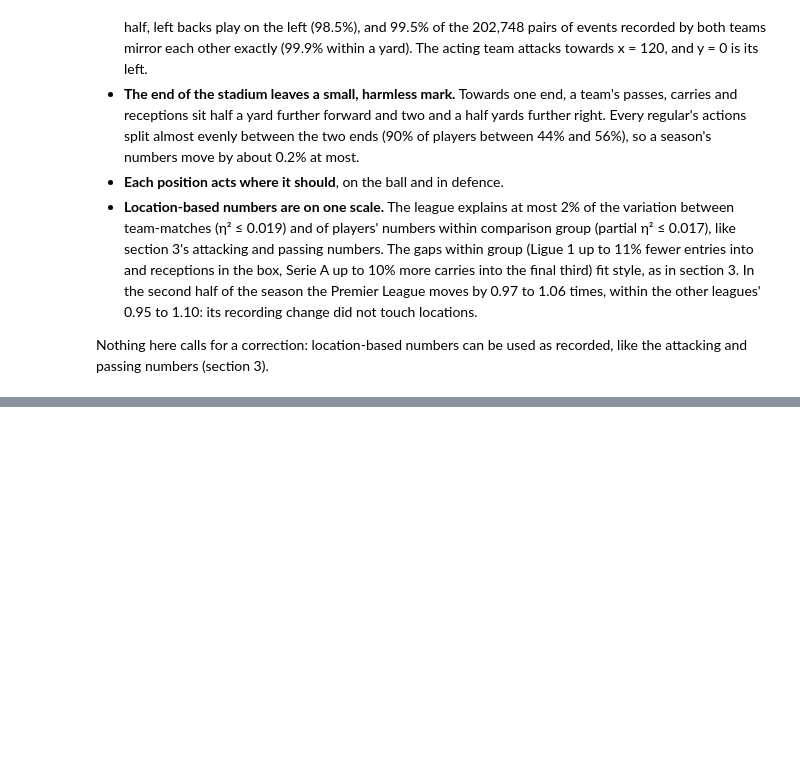
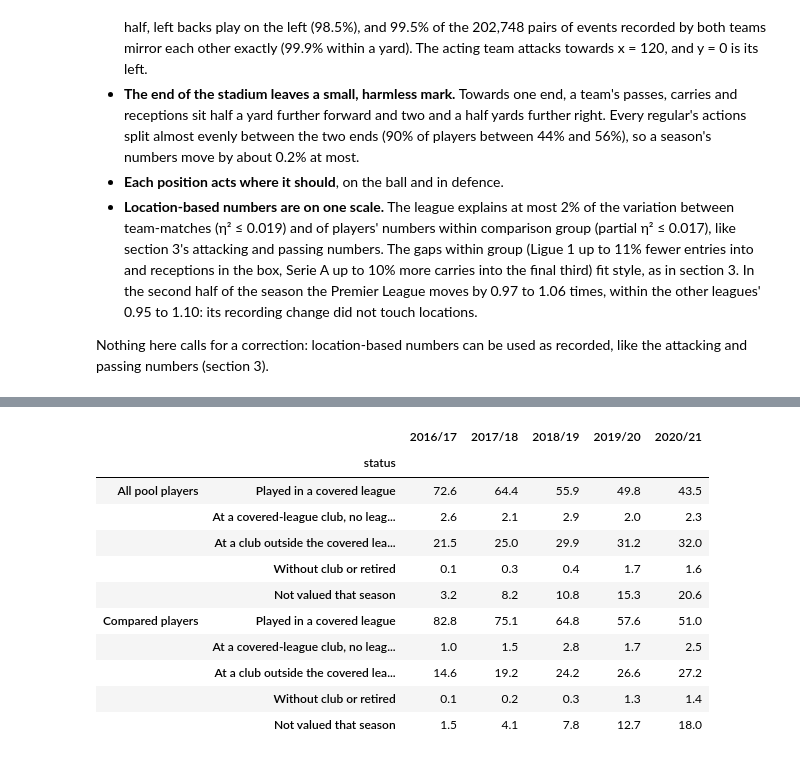
Before and after one commit to Fabiohhp/football-scouting, a Jupyter notebook: notebooks/01_data_exploration.ipynb, the cells around one changed output, grey strips where cells are left out. Saved outputs shown, nothing was run; the diff lists cells and outputs as text; code cells hidden in the pictures; blank space fills up the shorter version.

```diff
--- a/notebooks/01_data_exploration.ipynb
+++ b/notebooks/01_data_exploration.ipynb
@@ -2536,0 +3031,68 @@ attacking and passing numbers (section 3).
+# %%
+STATUSES = {
+    "Played in a covered league": OKABE_ITO[0],
+    "At a covered-league club, no league games": OKABE_ITO[4],
+    "At a club outside the covered leagues": OKABE_ITO[1],
+    "Without club or retired": OKABE_ITO[5],
+    "Not valued that season": GREY,
+}
+con.register("pool_links", links[["sb_player_id", "tm_player_id"]].drop_duplicates())
+later = con.sql("""
+    WITH seasons AS (SELECT unnest(range(2016, 2021)) AS season),
+    league_games AS (
+        SELECT a.player_id, g.season, count(*) AS games
+        FROM tm_appearances a JOIN tm_games g USING (game_id)
+        WHERE g.competition_type = 'domestic_league' GROUP BY ALL),
+    covered_clubs AS (
+        SELECT DISTINCT season, unnest([home_club_name, away_club_name]) AS club
+        FROM tm_games WHERE competition_type = 'domestic_league'),
+    clubs AS (  -- the club named on the season's last valuation (1 August to 31 July)
+        SELECT v.player_id, s.season, arg_max(v.current_club_name, v.date) AS club
+        FROM tm_player_valuations v JOIN seasons s
+          ON v.date BETWEEN make_date(s.season, 8, 1) AND make_date(s.season + 1, 7, 31)
+        GROUP BY ALL)
+    SELECT p.sb_player_id, s.season, coalesce(lg.games, 0) AS games, c.club,
+           cc.club IS NOT NULL AS covered_club
+    FROM pool_links p CROSS JOIN seasons s
+    LEFT JOIN league_games lg ON lg.player_id = p.tm_player_id AND lg.season = s.season
+    LEFT JOIN clubs c ON c.player_id = p.tm_player_id AND c.season = s.season
+    LEFT JOIN covered_clubs cc ON cc.season = s.season AND cc.club = c.club
+    ORDER BY ALL
+""").df()
+later["status"] = pd.Categorical(
+    np.select(
+        [
+            later.games > 0,
+            later.club.isna(),
+            later.club.isin(["Without Club", "Unknown", "Retired", "Career break"]),
+            later.covered_club,
+        ],
+        [*list(STATUSES)[:1], list(STATUSES)[4], list(STATUSES)[3], list(STATUSES)[1]],
+        list(STATUSES)[2],
+    ),
+    categories=list(STATUSES),
+)
+later["season"] = later.season.map(lambda s: f"{s}/{(s + 1) % 100:02d}")
+later["compared"] = later.sb_player_id.map(compared)
+status_table = pd.concat(
+    {
+        "All pool players": pd.crosstab(later.status, later.season, normalize="columns"),
+        "Compared players": pd.crosstab(
+            later[later.compared].status, later[later.compared].season, normalize="columns"
+        ),
+    }
+).mul(100)
+display(status_table.round(1).rename_axis(columns=None))
+# %% [output]
+|  |  | 2016/17 | 2017/18 | 2018/19 | 2019/20 | 2020/21 |
+|  | status |  |  |  |  |  |
+| All pool players | Played in a covered league | 72.6 | 64.4 | 55.9 | 49.8 | 43.5 |
+|  | At a covered-league club, no leag... | 2.6 | 2.1 | 2.9 | 2.0 | 2.3 |
+|  | At a club outside the covered lea... | 21.5 | 25.0 | 29.9 | 31.2 | 32.0 |
+|  | Without club or retired | 0.1 | 0.3 | 0.4 | 1.7 | 1.6 |
+|  | Not valued that season | 3.2 | 8.2 | 10.8 | 15.3 | 20.6 |
+| Compared players | Played in a covered league | 82.8 | 75.1 | 64.8 | 57.6 | 51.0 |
+|  | At a covered-league club, no leag... | 1.0 | 1.5 | 2.8 | 1.7 | 2.5 |
+|  | At a club outside the covered lea... | 14.6 | 19.2 | 24.2 | 26.6 | 27.2 |
+|  | Without club or retired | 0.1 | 0.2 | 0.3 | 1.3 | 1.4 |
+|  | Not valued that season | 1.5 | 4.1 | 7.8 | 12.7 | 18.0 |
```
Also changed, not shown: parts of 17 cells of this notebook, 9 other files.
